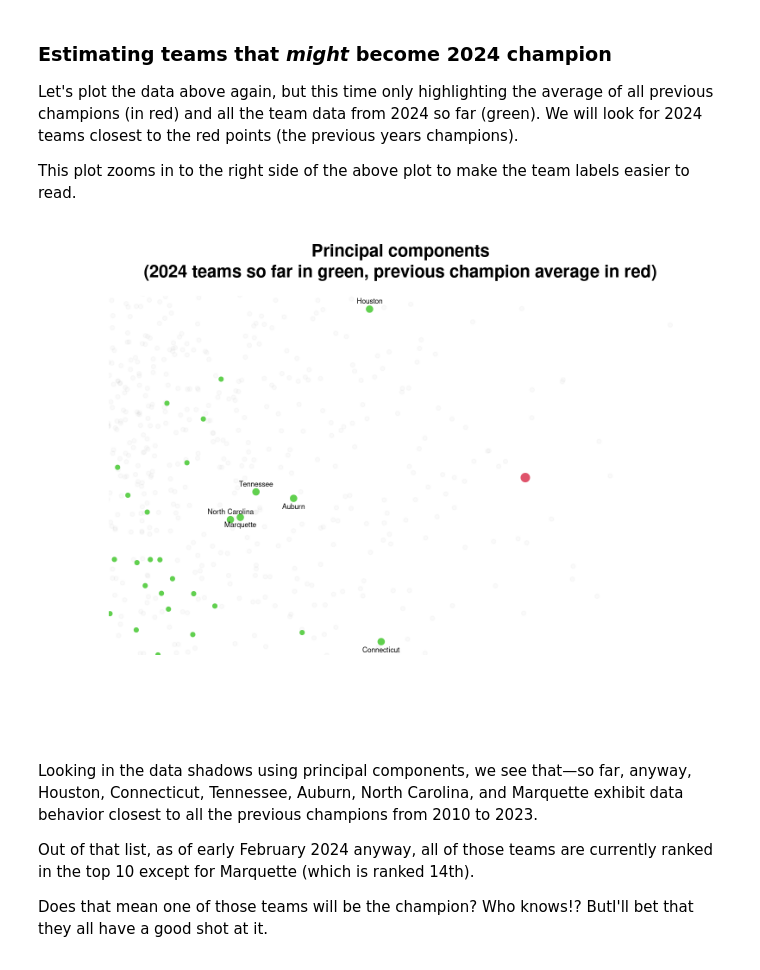
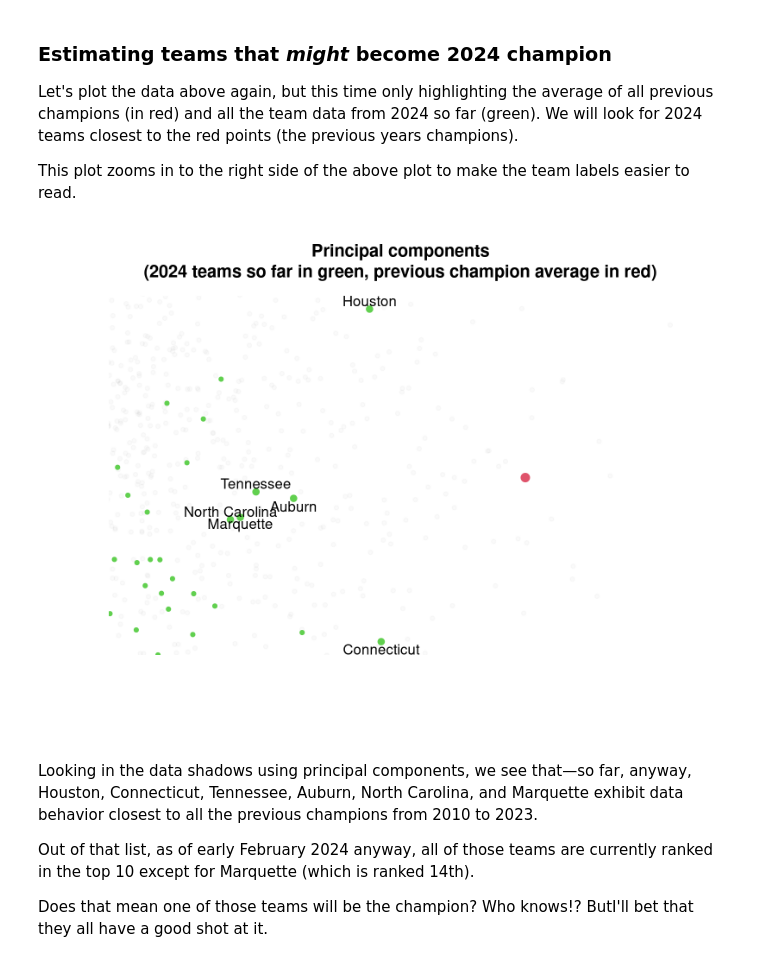
Before and after one commit to bwlewis/enr230-march-madness, a Jupyter notebook: march-madness.ipynb, the cells around one changed output. Cells and saved outputs as stored; diff of their text form; code cells hidden in the pictures.

```diff
--- a/march-madness.ipynb
+++ b/march-madness.ipynb
@@ -145,22 +158,22 @@ This plot zooms in to the right side of the above plot to make the team labels e
 # %%
 i = data[["year"]] == 2024   # select 2024 team records so far
 avg_champion = colMeans(u[data$champion > 0, ])   # average of all previous champions
 # identify top 6 2024 teams with shadows closest to prior champions (so far, anyway)
 closest = head(order(sqrt(apply(u[i,] - matrix(avg_champion, nrow=sum(i), ncol=2, byrow=TRUE), 1, crossprod))), 6)
 pos = u[i,][closest,]
 xlim = c(min(pos[,1] - 0.005), max(u[,1]))
 ylim = range(pos[,2])
 
 plot(u, xlab = "", ylab = "", pch = 20, col = "#00000005", xaxt = "n", yaxt = "n", bty = "n", xlim = xlim, ylim = ylim)
 title(main = "Principal components\n(2024 teams so far in green, previous champion average in red)")
 points(u[i,], pch = 20, col = 3)
 points(rbind(avg_champion), col = 2, pch = 20, cex=2)
 
 points(pos, cex = 1.5, pch = 20, col = 3)
 pos[,2] = pos[,2]-0.0007*(-((-1)^seq(length(closest))))
-text(pos, labels=data[["team"]][i][closest], cex=0.5)
+text(pos, labels=data[["team"]][i][closest], cex=1)
 # %% [output]
-[figure, old version]
+[figure, new version]
 # %% [markdown]
 Looking in the data shadows using principal components, we see that&mdash;so far, anyway, Houston, Connecticut, Tennessee, Auburn, North Carolina, and Marquette exhibit data behavior closest to all the previous champions from 2010 to 2023.
 
```
Also changed, not shown: parts of 7 cells of this notebook.
